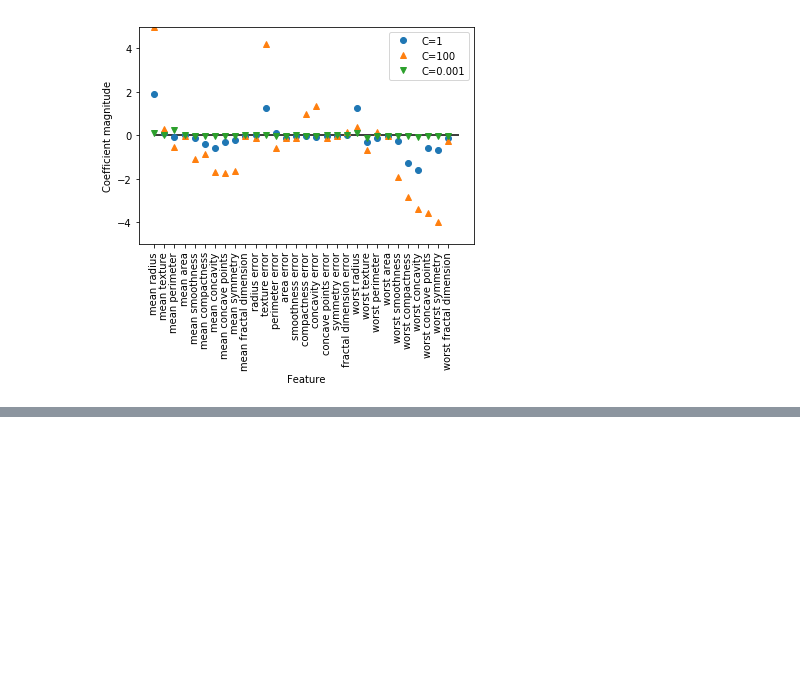
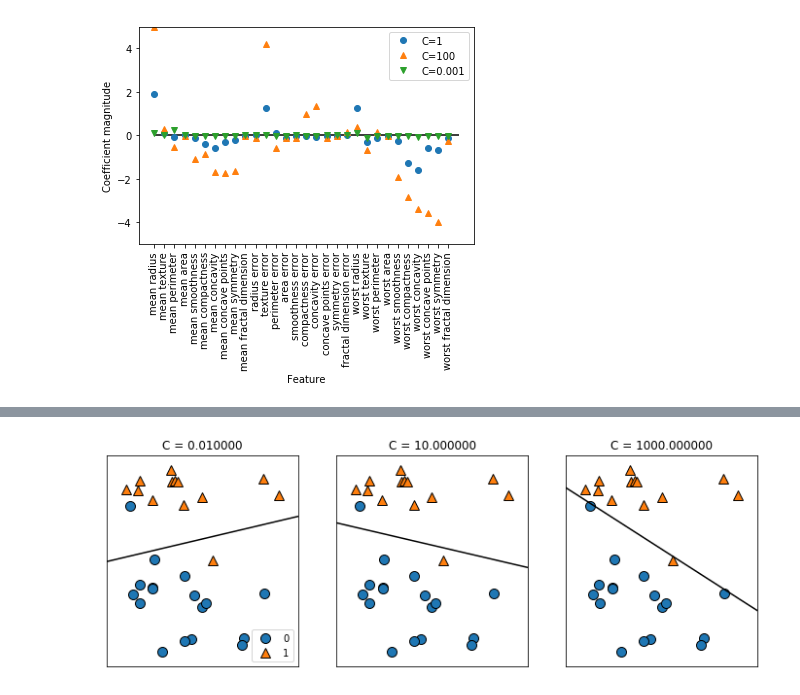
Before and after one commit to callee2006/MachineLearning, a Jupyter notebook: linear_regression.ipynb, the cells around one changed output, grey strips where cells are left out. Drawn from its saved outputs; the diff is of its cells as text; code cells hidden in the pictures; blank space fills up the shorter version.

```diff
--- a/linear_regression.ipynb
+++ b/linear_regression.ipynb
@@ -519,0 +585,4 @@ plt.legend()
+# %%
+mglearn.plots.plot_linear_svc_regularization()
+# %% [output]
+[figure, added]
```
Also changed, not shown: parts of 18 cells of this notebook.
